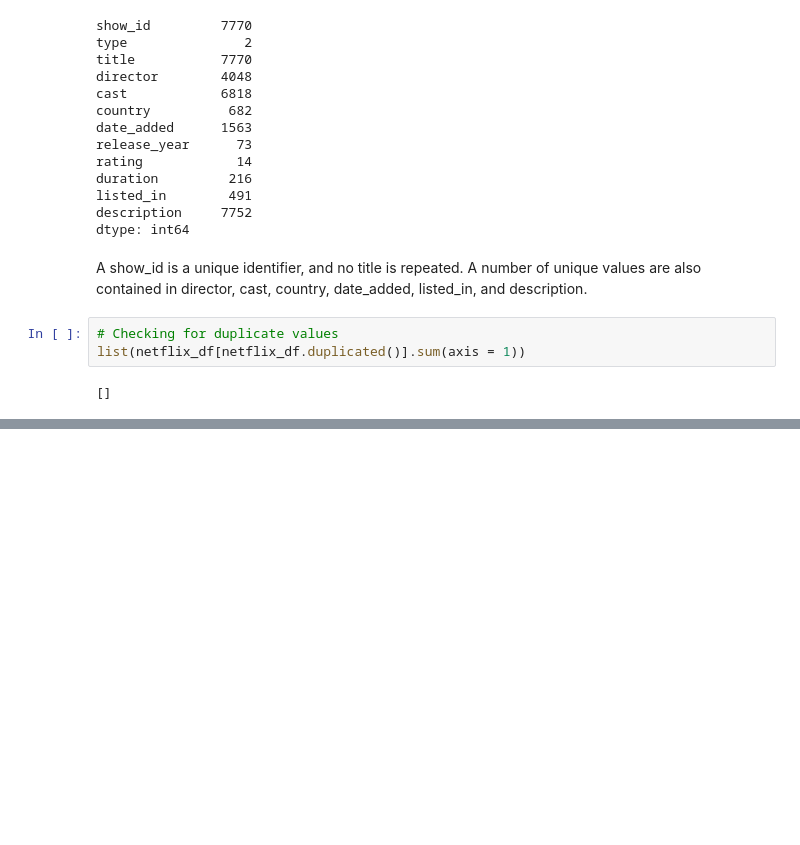
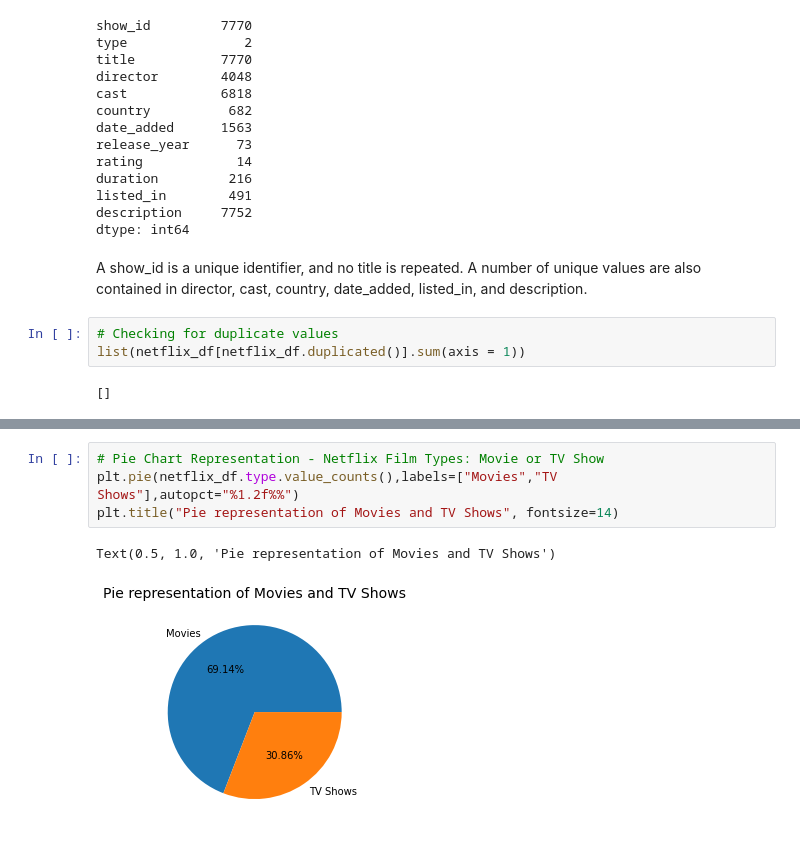
Before and after one commit to bhavya-v-sudo/NETFLIX-MOVIES-AND-TV-SHOWS-CLUSTERING, a Jupyter notebook: NETFLIX_MOVIES_AND_TV_SHOWS_CLUSTERING.ipynb, the cells around one changed output, grey strips where cells are left out. Drawn from its saved outputs; the diff is of its cells as text; blank space fills up the shorter version.

```diff
--- a/NETFLIX_MOVIES_AND_TV_SHOWS_CLUSTERING.ipynb
+++ b/NETFLIX_MOVIES_AND_TV_SHOWS_CLUSTERING.ipynb
@@ -254,0 +264,7 @@ list(netflix_df[netflix_df.duplicated()].sum(axis = 1))
+# %%
+# Pie Chart Representation - Netflix Film Types: Movie or TV Show
+plt.pie(netflix_df.type.value_counts(),labels=["Movies","TV Shows"],autopct="%1.2f%%")
+plt.title("Pie representation of Movies and TV Shows", fontsize=14)
+# %% [output]
+Text(0.5, 1.0, 'Pie representation of Movies and TV Shows')
+[figure, added]
```
Also changed, not shown: parts of 23 cells of this notebook.
